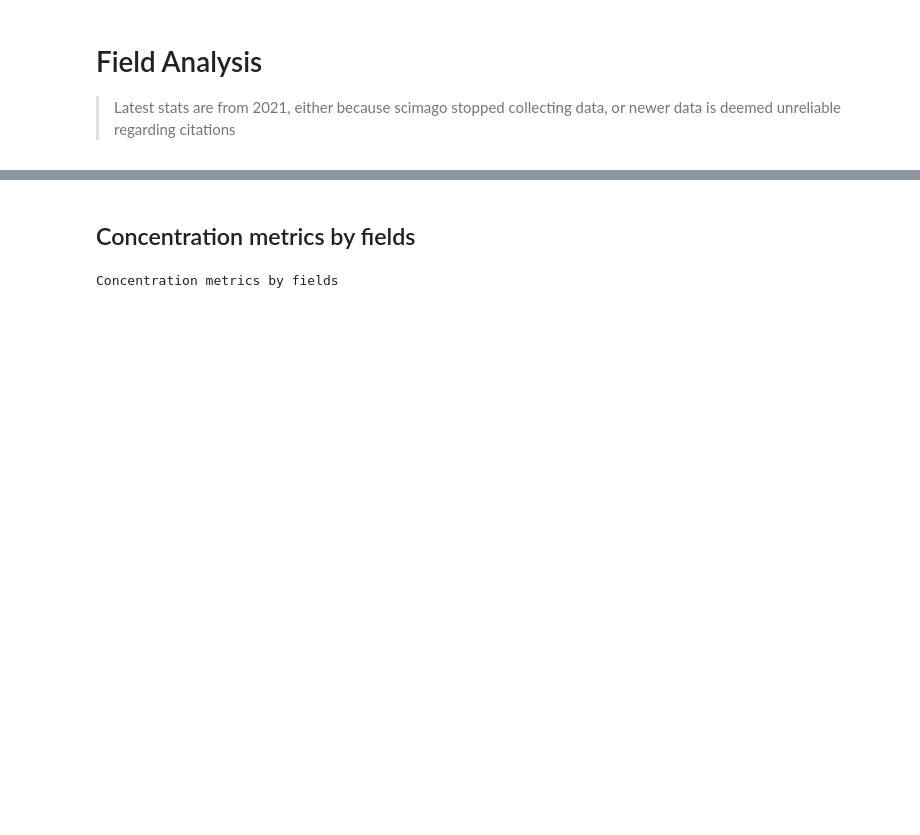
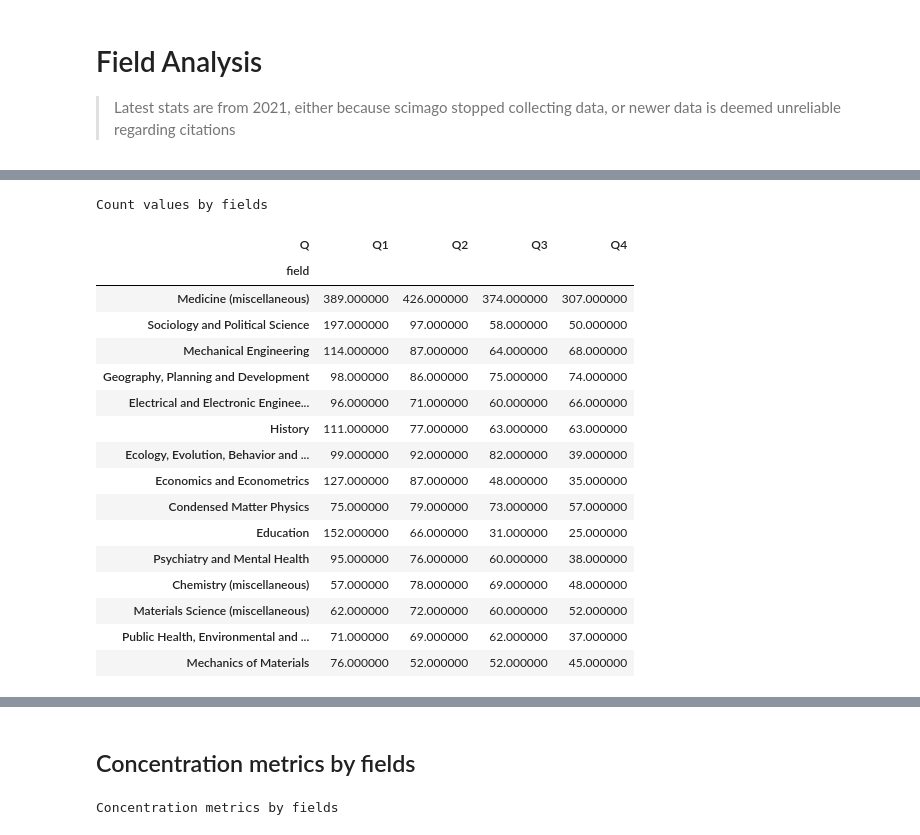
Before and after one commit to sscu-budapest/explorer, a Jupyter notebook: dec-setup/scimago_journals/intro.ipynb, the cells around one changed output, grey strips where cells are left out. Drawn from its saved outputs; the diff is of its cells as text; code cells hidden in the pictures; blank space fills up the shorter version.

```diff
--- a/dec-setup/scimago_journals/intro.ipynb
+++ b/dec-setup/scimago_journals/intro.ipynb
@@ -50,3 +30,34 @@ Count values by fields
+# %%
+field_pivot = (
+    cat_base.fillna("no Q")
+    .pivot_table(index="field", columns="Q", values="sourceid", aggfunc="count")
+    .fillna(0)
+    .assign(s=lambda df: df.sum(axis=1))
+    .sort_values("s", ascending=False)
+    .loc[:, lambda df: df.columns.str.startswith("Q")]
+)
+field_pivot.head(15).style.background_gradient(axis=1).set_caption(
+    "Count values by fields"
+)
+# %% [output]
+Count values by fields
+| Q | Q1 | Q2 | Q3 | Q4 |
+| field |  |  |  |  |
+| Medicine (miscellaneous) | 389.000000 | 426.000000 | 374.000000 | 307.000000 |
+| Sociology and Political Science | 197.000000 | 97.000000 | 58.000000 | 50.000000 |
+| Mechanical Engineering | 114.000000 | 87.000000 | 64.000000 | 68.000000 |
+| Geography, Planning and Development | 98.000000 | 86.000000 | 75.000000 | 74.000000 |
+| Electrical and Electronic Enginee... | 96.000000 | 71.000000 | 60.000000 | 66.000000 |
+| History | 111.000000 | 77.000000 | 63.000000 | 63.000000 |
+| Ecology, Evolution, Behavior and ... | 99.000000 | 92.000000 | 82.000000 | 39.000000 |
+| Economics and Econometrics | 127.000000 | 87.000000 | 48.000000 | 35.000000 |
+| Condensed Matter Physics | 75.000000 | 79.000000 | 73.000000 | 57.000000 |
+| Education | 152.000000 | 66.000000 | 31.000000 | 25.000000 |
+| Psychiatry and Mental Health | 95.000000 | 76.000000 | 60.000000 | 38.000000 |
+| Chemistry (miscellaneous) | 57.000000 | 78.000000 | 69.000000 | 48.000000 |
+| Materials Science (miscellaneous) | 62.000000 | 72.000000 | 60.000000 | 52.000000 |
+| Public Health, Environmental and ... | 71.000000 | 69.000000 | 62.000000 | 37.000000 |
+| Mechanics of Materials | 76.000000 | 52.000000 | 52.000000 | 45.000000 |
 # %%
 def draw_table(df):
     return (
```
Also changed, not shown: parts of 6 cells of this notebook, 1 other file.
